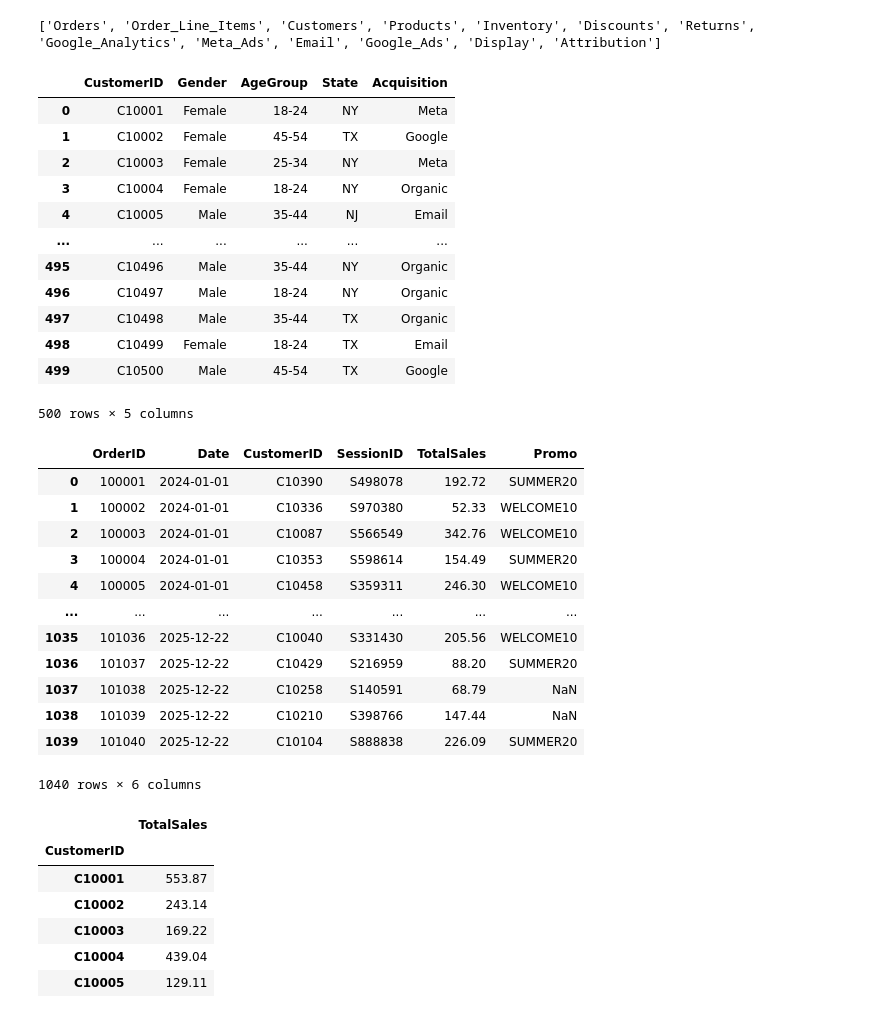
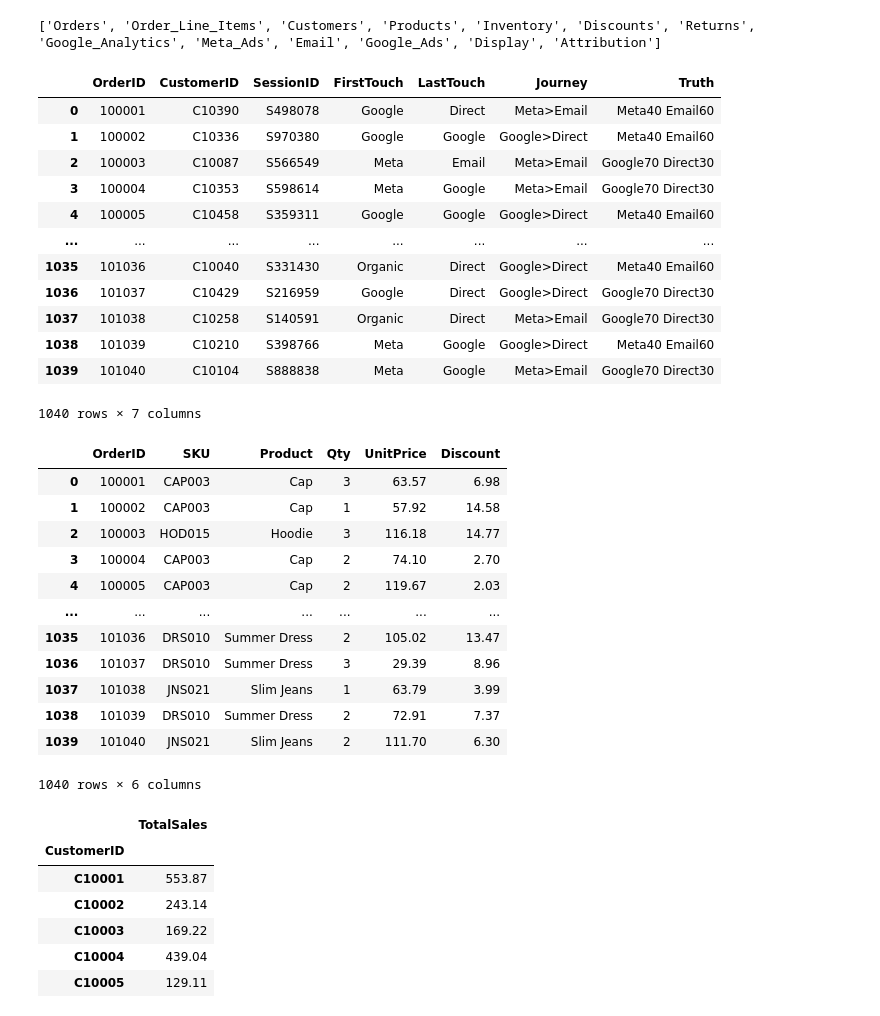
Before and after one commit to DeanDro/StartupMix, a Jupyter notebook: use_case.ipynb, the cells around one changed output. Drawn from its saved outputs; the diff is of its cells as text; code cells hidden in the pictures.

Commit message:
Working on customer segmentation

```diff
--- a/use_case.ipynb
+++ b/use_case.ipynb
@@ -24,36 +29,36 @@ ga = pd.read_excel(data, sheet_name='Google_Ads')
 display = pd.read_excel(data, sheet_name='Display')
 attrib = pd.read_excel(data, sheet_name='Attribution')
 # %%
-customers
+attrib
 # %% [output]
-|  | CustomerID | Gender | AgeGroup | State | Acquisition |
-| 0 | C10001 | Female | 18-24 | NY | Meta |
-| 1 | C10002 | Female | 45-54 | TX | Google |
-| 2 | C10003 | Female | 25-34 | NY | Meta |
-| 3 | C10004 | Female | 18-24 | NY | Organic |
-| 4 | C10005 | Male | 35-44 | NJ | Email |
-| ... | ... | ... | ... | ... | ... |
-| 495 | C10496 | Male | 35-44 | NY | Organic |
-| 496 | C10497 | Male | 18-24 | NY | Organic |
-| 497 | C10498 | Male | 35-44 | TX | Organic |
-| 498 | C10499 | Female | 18-24 | TX | Email |
-| 499 | C10500 | Male | 45-54 | TX | Google |
+|  | OrderID | CustomerID | SessionID | FirstTouch | LastTouch | Journey | Truth |
+| 0 | 100001 | C10390 | S498078 | Google | Direct | Meta>Email | Meta40 Email60 |
+| 1 | 100002 | C10336 | S970380 | Google | Google | Google>Direct | Meta40 Email60 |
+| 2 | 100003 | C10087 | S566549 | Meta | Email | Meta>Email | Google70 Direct30 |
+| 3 | 100004 | C10353 | S598614 | Meta | Google | Meta>Email | Google70 Direct30 |
+| 4 | 100005 | C10458 | S359311 | Google | Google | Google>Direct | Meta40 Email60 |
+| ... | ... | ... | ... | ... | ... | ... | ... |
+| 1035 | 101036 | C10040 | S331430 | Organic | Direct | Google>Direct | Meta40 Email60 |
+| 1036 | 101037 | C10429 | S216959 | Google | Direct | Google>Direct | Google70 Direct30 |
+| 1037 | 101038 | C10258 | S140591 | Organic | Direct | Meta>Email | Google70 Direct30 |
+| 1038 | 101039 | C10210 | S398766 | Meta | Google | Google>Direct | Meta40 Email60 |
+| 1039 | 101040 | C10104 | S888838 | Meta | Google | Meta>Email | Google70 Direct30 |
-500 rows × 5 columns
+1040 rows × 7 columns
 # %%
-orders
+order_line_items
 # %% [output]
-|  | OrderID | Date | CustomerID | SessionID | TotalSales | Promo |
-| 0 | 100001 | 2024-01-01 | C10390 | S498078 | 192.72 | SUMMER20 |
-| 1 | 100002 | 2024-01-01 | C10336 | S970380 | 52.33 | WELCOME10 |
-| 2 | 100003 | 2024-01-01 | C10087 | S566549 | 342.76 | WELCOME10 |
-| 3 | 100004 | 2024-01-01 | C10353 | S598614 | 154.49 | SUMMER20 |
-| 4 | 100005 | 2024-01-01 | C10458 | S359311 | 246.30 | WELCOME10 |
+|  | OrderID | SKU | Product | Qty | UnitPrice | Discount |
+| 0 | 100001 | CAP003 | Cap | 3 | 63.57 | 6.98 |
+| 1 | 100002 | CAP003 | Cap | 1 | 57.92 | 14.58 |
+| 2 | 100003 | HOD015 | Hoodie | 3 | 116.18 | 14.77 |
+| 3 | 100004 | CAP003 | Cap | 2 | 74.10 | 2.70 |
+| 4 | 100005 | CAP003 | Cap | 2 | 119.67 | 2.03 |
 | ... | ... | ... | ... | ... | ... | ... |
-| 1035 | 101036 | 2025-12-22 | C10040 | S331430 | 205.56 | WELCOME10 |
-| 1036 | 101037 | 2025-12-22 | C10429 | S216959 | 88.20 | SUMMER20 |
-| 1037 | 101038 | 2025-12-22 | C10258 | S140591 | 68.79 | NaN |
-| 1038 | 101039 | 2025-12-22 | C10210 | S398766 | 147.44 | NaN |
-| 1039 | 101040 | 2025-12-22 | C10104 | S888838 | 226.09 | SUMMER20 |
+| 1035 | 101036 | DRS010 | Summer Dress | 2 | 105.02 | 13.47 |
+| 1036 | 101037 | DRS010 | Summer Dress | 3 | 29.39 | 8.96 |
+| 1037 | 101038 | JNS021 | Slim Jeans | 1 | 63.79 | 3.99 |
+| 1038 | 101039 | DRS010 | Summer Dress | 2 | 72.91 | 7.37 |
+| 1039 | 101040 | JNS021 | Slim Jeans | 2 | 111.70 | 6.30 |
 1040 rows × 6 columns
 # %%
 total_sales = orders.groupby('CustomerID')['TotalSales'].sum().to_frame()
```
Also changed, not shown: parts of 6 cells of this notebook.
